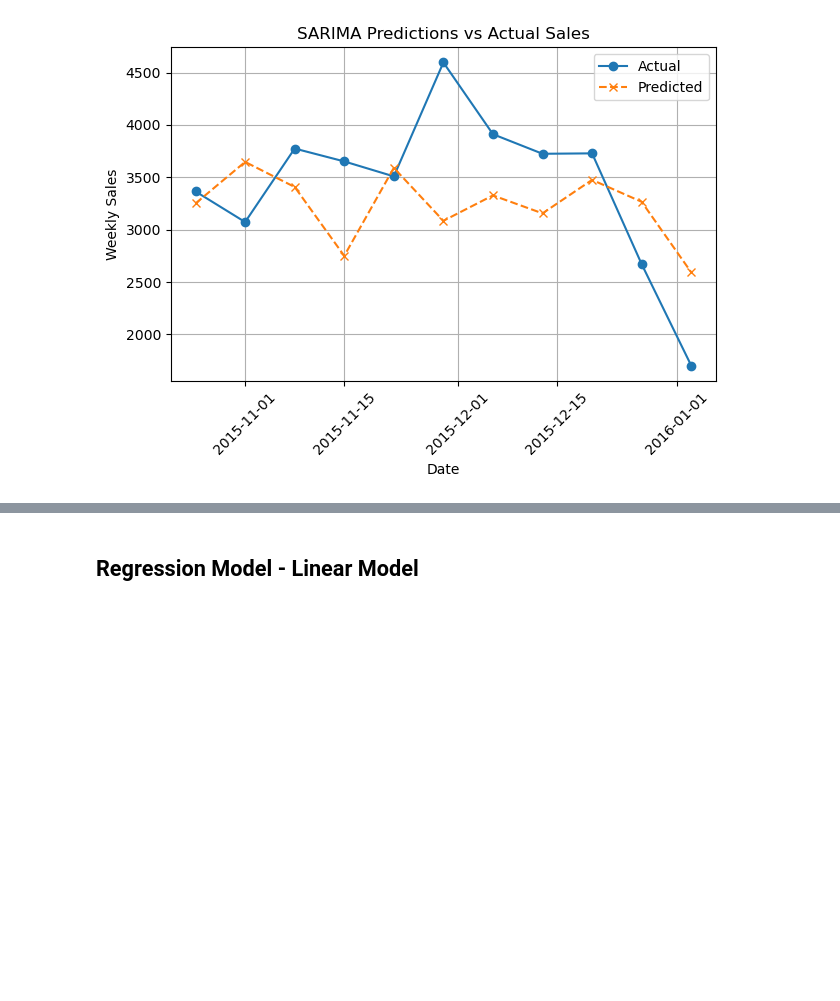
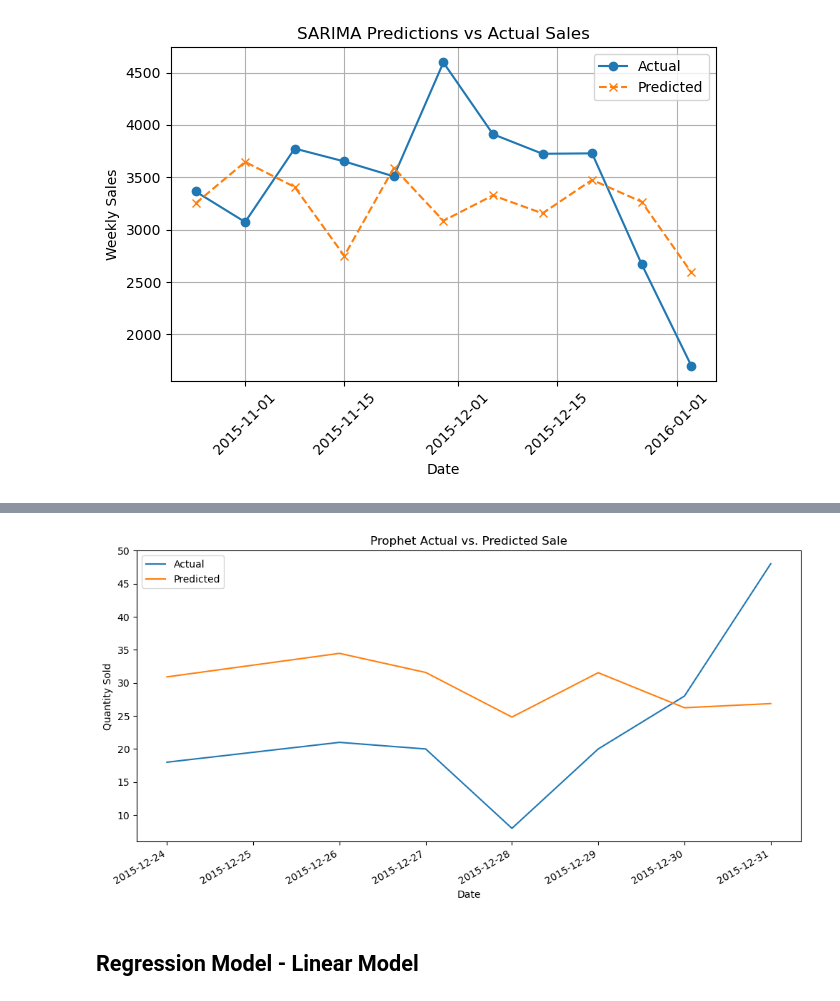
Before and after one commit to praveenaaaron/Dominos---Predictive-Purchase-Order-System, a Jupyter notebook: dominos.ipynb, the cells around one changed output, grey strips where cells are left out. Saved outputs shown, nothing was run; the diff lists cells and outputs as text; code cells hidden in the pictures; blank space fills up the shorter version.

```diff
--- a/dominos.ipynb
+++ b/dominos.ipynb
@@ -1025,0 +1077,10 @@ plt.show()
+# %%
+# one_pizza_prophet.set_index('ds', inplace=True)
+
+# split train and test
+pr_train = one_pizza_prophet[:-7]
+pr_test = one_pizza_prophet[-7:]
+# %%
+# fit model prophet
+pr_model = Prophet()
+pr_model.fit(pr_train)
@@ -1025,0 +1091,4 @@ plt.show()
+# %%
+# forcast for one week
+pr_future = pr_model.make_future_dataframe(periods=7, freq='D')
+pr_forecast = pr_model.predict(pr_future)
@@ -1025,0 +1108,5 @@ plt.show()
+# %%
+concat_prophet = pd.concat([pr_test, pr_forecast[['yhat']].iloc[-len(pr_test):]], axis=1)
+concat_prophet.columns = ['date','Actual', 'Predicted']
+concat_prophet.set_index('date', inplace=True)
+concat_prophet
@@ -1026,3 +1123,12 @@ plt.show()
+# %%
+# visualize forecast
+concat_prophet.plot(figsize=(12, 6))
+plt.xlabel('Date')
+plt.ylabel('Quantity Sold')
+plt.title('Prophet Actual vs. Predicted Sale')
+plt.show()
+# %% [output]
+[figure, added]
 # %% [markdown]
 ## Regression Model - Linear Model
 # %%
```
Also changed, not shown: parts of 19 cells of this notebook, 1 other file.
